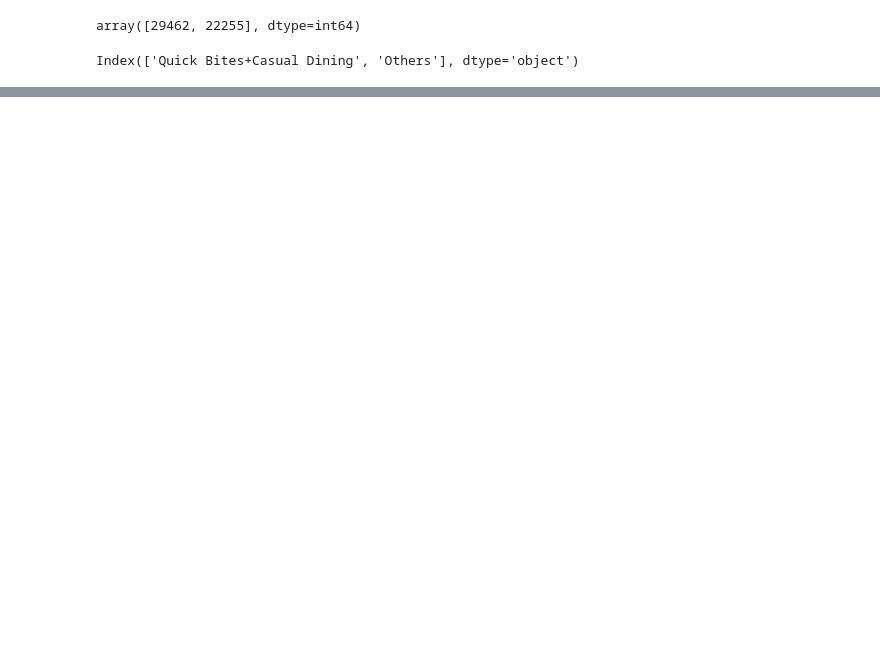
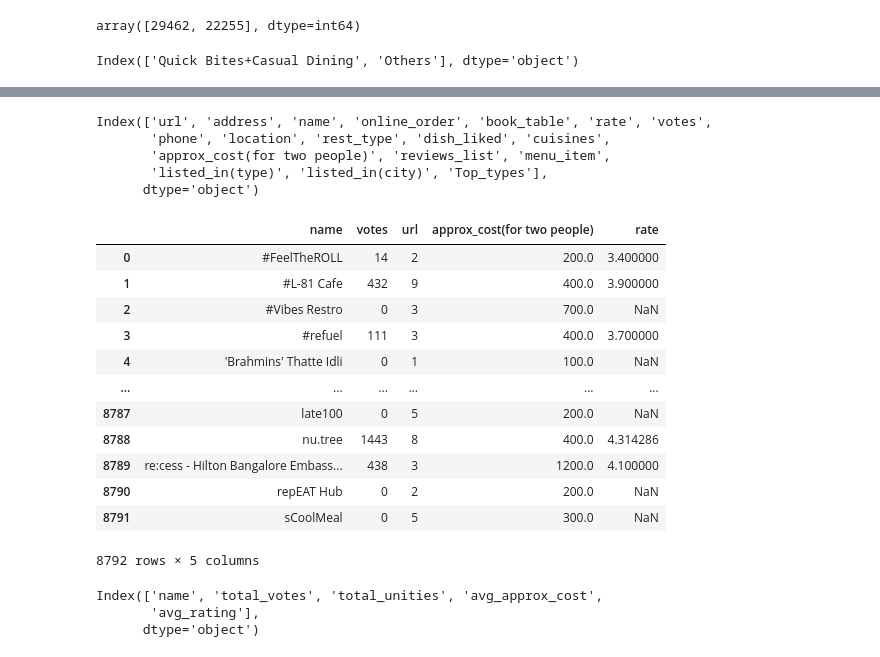
Before and after one commit to Ephemeral-Ahsan/zomato-data-analysis, a Jupyter notebook: Zomato-data-analysis-checkpoint.ipynb, the cells around one changed output, grey strips where cells are left out. Saved outputs shown, nothing was run; the diff lists cells and outputs as text; code cells hidden in the pictures; blank space fills up the shorter version.

```diff
--- a/Zomato-data-analysis-checkpoint.ipynb
+++ b/Zomato-data-analysis-checkpoint.ipynb
@@ -237,0 +239,32 @@ fig.show()
+# %%
+df.columns
+# %% [output]
+Index(['url', 'address', 'name', 'online_order', 'book_table', 'rate', 'votes',
+       'phone', 'location', 'rest_type', 'dish_liked', 'cuisines',
+       'approx_cost(for two people)', 'reviews_list', 'menu_item',
+       'listed_in(type)', 'listed_in(city)', 'Top_types'],
+      dtype='object')
+# %%
+rest = df.groupby('name').agg({'votes': 'sum','url':'count','approx_cost(for two people)':'mean','rate':'mean'}).reset_index()
+rest
+# %% [output]
+|  | name | votes | url | approx_cost(for two people) | rate |
+| 0 | #FeelTheROLL | 14 | 2 | 200.0 | 3.400000 |
+| 1 | #L-81 Cafe | 432 | 9 | 400.0 | 3.900000 |
+| 2 | #Vibes Restro | 0 | 3 | 700.0 | NaN |
+| 3 | #refuel | 111 | 3 | 400.0 | 3.700000 |
+| 4 | 'Brahmins' Thatte Idli | 0 | 1 | 100.0 | NaN |
+| ... | ... | ... | ... | ... | ... |
+| 8787 | late100 | 0 | 5 | 200.0 | NaN |
+| 8788 | nu.tree | 1443 | 8 | 400.0 | 4.314286 |
+| 8789 | re:cess - Hilton Bangalore Embass... | 438 | 3 | 1200.0 | 4.100000 |
+| 8790 | repEAT Hub | 0 | 2 | 200.0 | NaN |
+| 8791 | sCoolMeal | 0 | 5 | 300.0 | NaN |
+8792 rows × 5 columns
+# %%
+rest.columns= ['name','total_votes','total_unities','avg_approx_cost','avg_rating']
+rest.columns
+# %% [output]
+Index(['name', 'total_votes', 'total_unities', 'avg_approx_cost',
+       'avg_rating'],
+      dtype='object')
```
Also changed, not shown: parts of 20 cells of this notebook.
